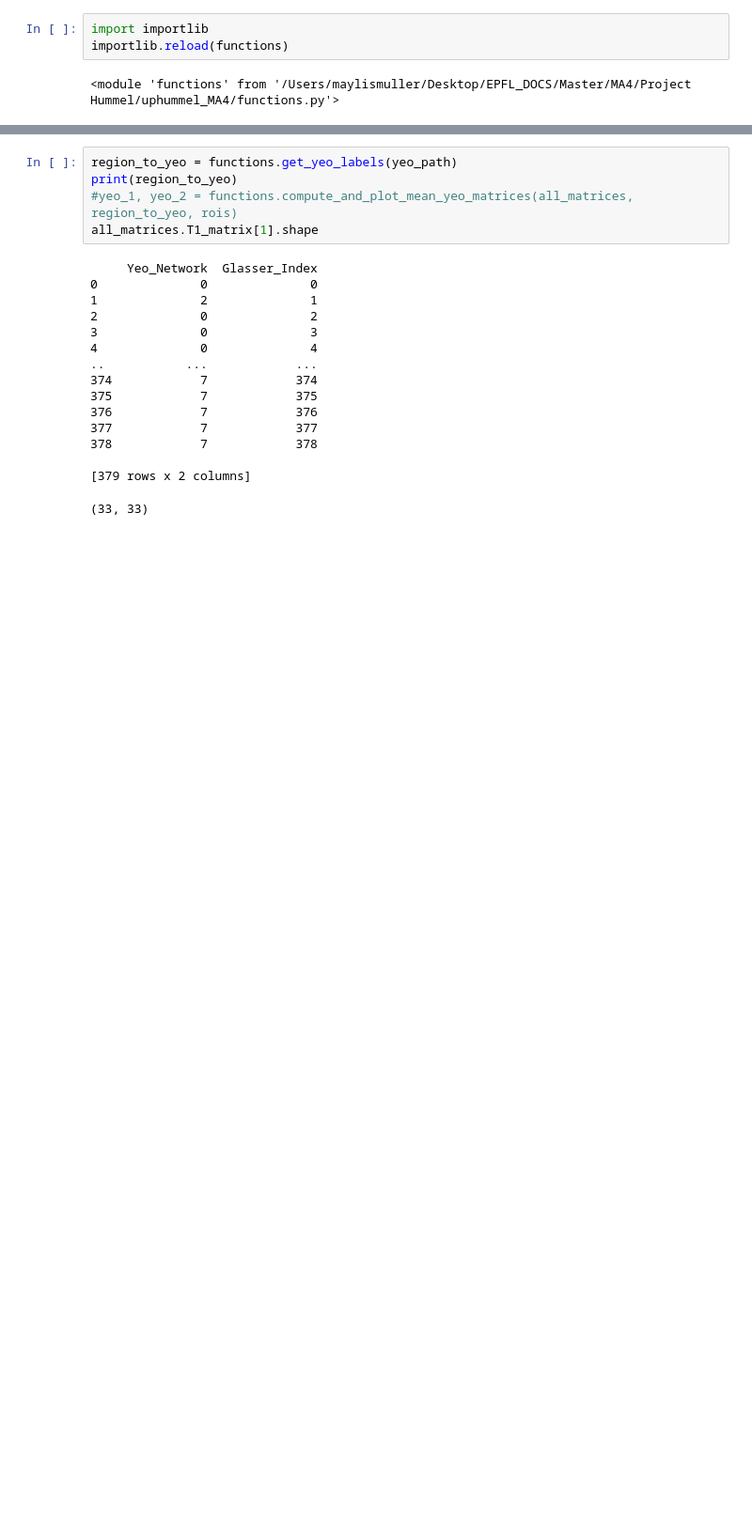
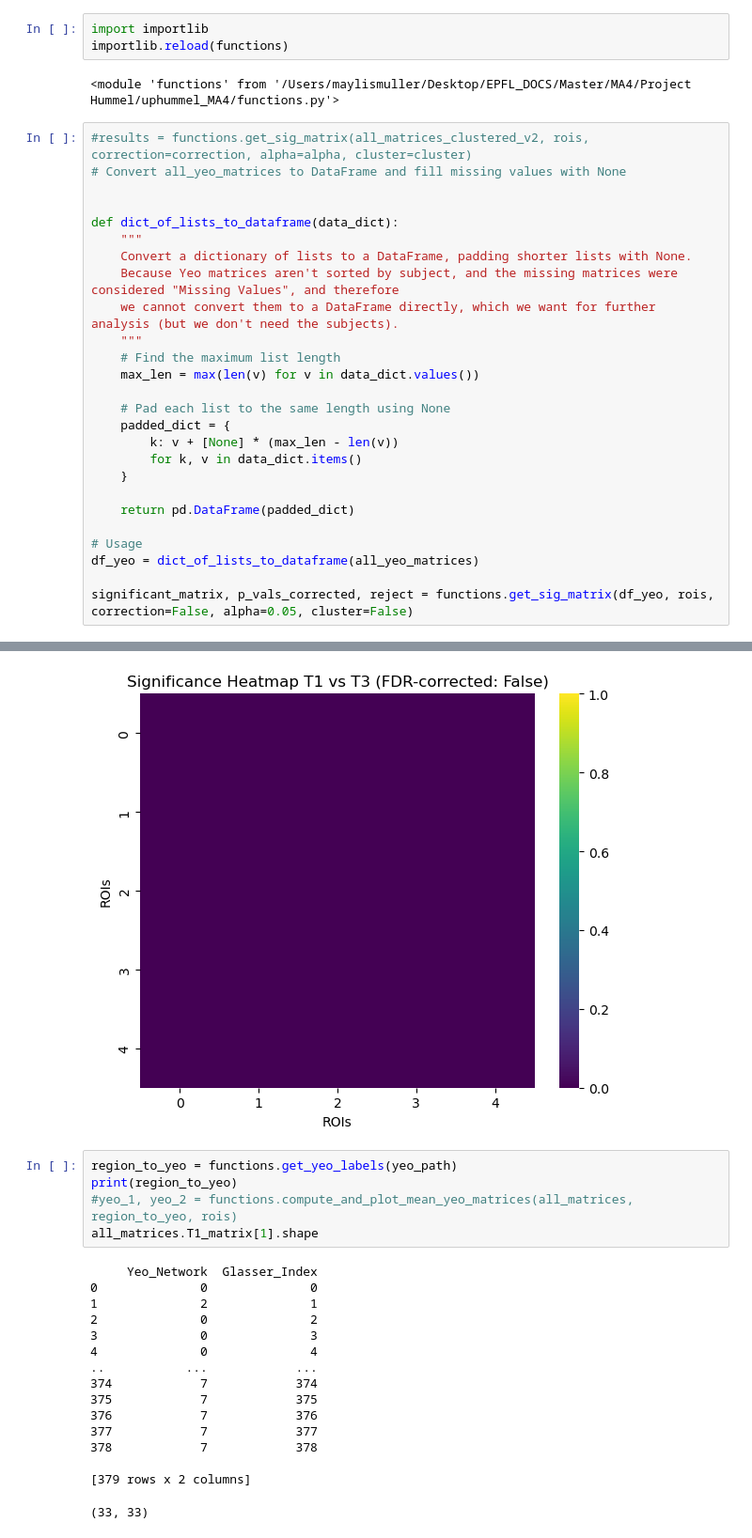
Before and after one commit to maylismlr/uphummel_MA4, a Jupyter notebook: clustering.ipynb, the cells around one changed output, grey strips where cells are left out. Shown at 94% size. Saved outputs shown, nothing was run; the diff lists cells and outputs as text; blank space fills up the shorter version.

Commit message:
yeo works! still need to get p-vals for it

```diff
--- a/clustering.ipynb
+++ b/clustering.ipynb
@@ -649,3 +503,30 @@ import importlib
 importlib.reload(functions)
 # %% [output]
 <module 'functions' from '/Users/maylismuller/Desktop/EPFL_DOCS/Master/MA4/Project Hummel/uphummel_MA4/functions.py'>
+# %%
+#results = functions.get_sig_matrix(all_matrices_clustered_v2, rois, correction=correction, alpha=alpha, cluster=cluster)
+# Convert all_yeo_matrices to DataFrame and fill missing values with None
+
+
+def dict_of_lists_to_dataframe(data_dict):
+    """
+    Convert a dictionary of lists to a DataFrame, padding shorter lists with None.
+    Because Yeo matrices aren't sorted by subject, and the missing matrices were considered "Missing Values", and therefore
+    we cannot convert them to a DataFrame directly, which we want for further analysis (but we don't need the subjects).
+    """
+    # Find the maximum list length
+    max_len = max(len(v) for v in data_dict.values())
+
+    # Pad each list to the same length using None
+    padded_dict = {
+        k: v + [None] * (max_len - len(v))
+        for k, v in data_dict.items()
+    }
+
+    return pd.DataFrame(padded_dict)
+
+# Usage
+df_yeo = dict_of_lists_to_dataframe(all_yeo_matrices)
+
+significant_matrix, p_vals_corrected, reject = functions.get_sig_matrix(df_yeo, rois, correction=False, alpha=0.05, cluster=False)
+# %% [output]
@@ -652,3 +550,4 @@ importlib.reload(functions)
+[figure, added]
 # %%
 region_to_yeo = functions.get_yeo_labels(yeo_path)
 print(region_to_yeo)
```
Also changed, not shown: parts of 12 cells of this notebook, 2 other files.
